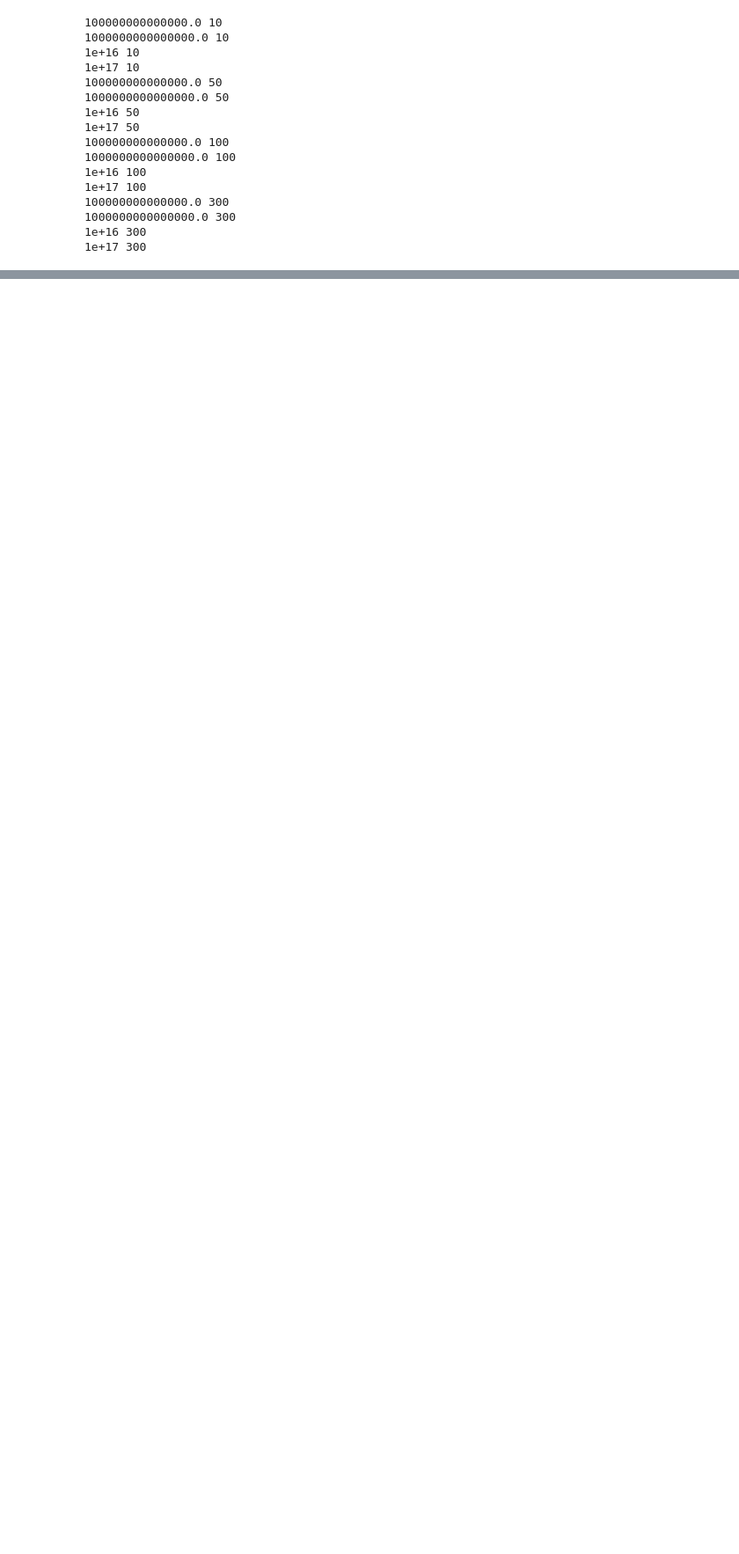
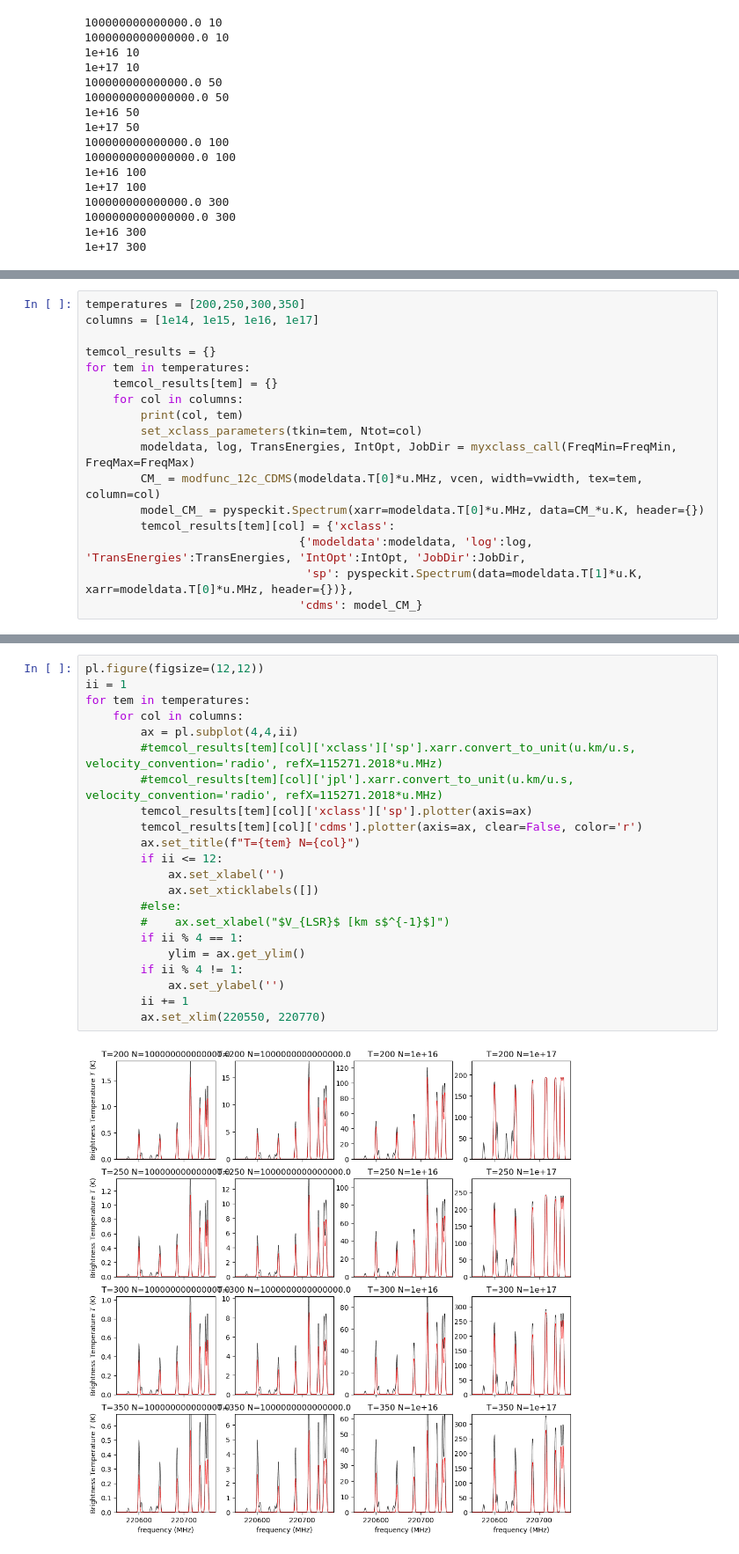
Before and after one commit to pyspeckit/pyspeckit-tests, a Jupyter notebook: xclass-benchmark/XCLASS_Benchmark_CH3CN.ipynb, the cells around one changed output, grey strips where cells are left out. Shown: that part at 88% size. Drawn from its saved outputs; the diff is of its cells as text; blank space fills up the shorter version.

```diff
--- a/xclass-benchmark/XCLASS_Benchmark_CH3CN.ipynb
+++ b/xclass-benchmark/XCLASS_Benchmark_CH3CN.ipynb
@@ -366,0 +369,17 @@ for tem in temperatures:
+# %%
+temperatures = [200,250,300,350]
+columns = [1e14, 1e15, 1e16, 1e17]
+
+temcol_results = {}
+for tem in temperatures:
+    temcol_results[tem] = {}
+    for col in columns:
+        print(col, tem)
+        set_xclass_parameters(tkin=tem, Ntot=col)
+        modeldata, log, TransEnergies, IntOpt, JobDir = myxclass_call(FreqMin=FreqMin, FreqMax=FreqMax)
+        CM_ = modfunc_12c_CDMS(modeldata.T[0]*u.MHz, vcen, width=vwidth, tex=tem, column=col)
+        model_CM_ = pyspeckit.Spectrum(xarr=modeldata.T[0]*u.MHz, data=CM_*u.K, header={})
+        temcol_results[tem][col] = {'xclass':
+                               {'modeldata':modeldata, 'log':log, 'TransEnergies':TransEnergies, 'IntOpt':IntOpt, 'JobDir':JobDir,
+                                'sp': pyspeckit.Spectrum(data=modeldata.T[1]*u.K, xarr=modeldata.T[0]*u.MHz, header={})},
+                               'cdms': model_CM_}
@@ -366,0 +403,24 @@ for tem in temperatures:
+# %%
+pl.figure(figsize=(12,12))
+ii = 1
+for tem in temperatures:
+    for col in columns:
+        ax = pl.subplot(4,4,ii)
+        #temcol_results[tem][col]['xclass']['sp'].xarr.convert_to_unit(u.km/u.s, velocity_convention='radio', refX=115271.2018*u.MHz)
+        #temcol_results[tem][col]['jpl'].xarr.convert_to_unit(u.km/u.s, velocity_convention='radio', refX=115271.2018*u.MHz)
+        temcol_results[tem][col]['xclass']['sp'].plotter(axis=ax)
+        temcol_results[tem][col]['cdms'].plotter(axis=ax, clear=False, color='r')
+        ax.set_title(f"T={tem} N={col}")
+        if ii <= 12:
+            ax.set_xlabel('')
+            ax.set_xticklabels([])
+        #else:
+        #    ax.set_xlabel("$V_{LSR}$ [km s$^{-1}$]")
+        if ii % 4 == 1:
+            ylim = ax.get_ylim()
+        if ii % 4 != 1:
+            ax.set_ylabel('')
+        ii += 1
+        ax.set_xlim(220550, 220770)
+# %% [output]
+[figure, added]
```
Also changed, not shown: parts of 23 cells of this notebook, 2 other files.
